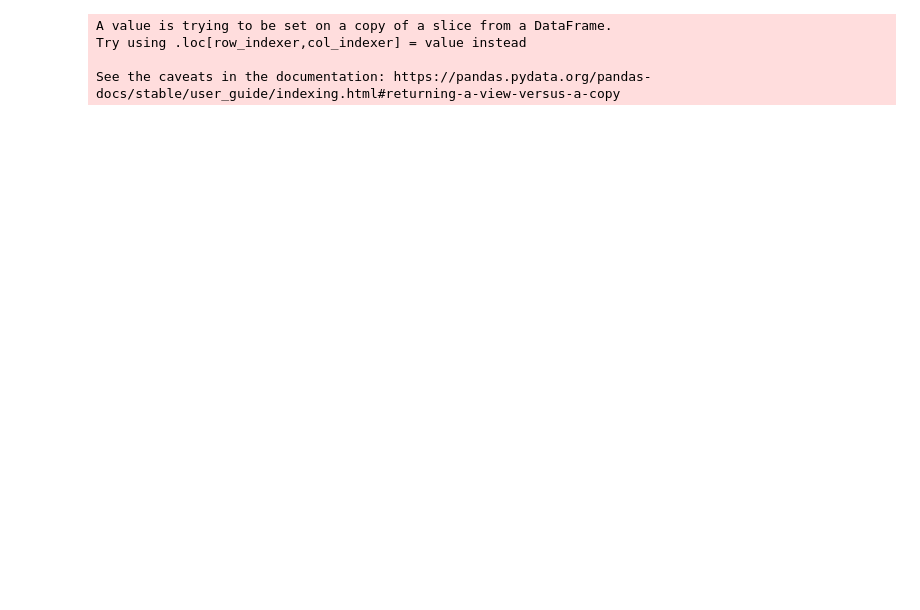
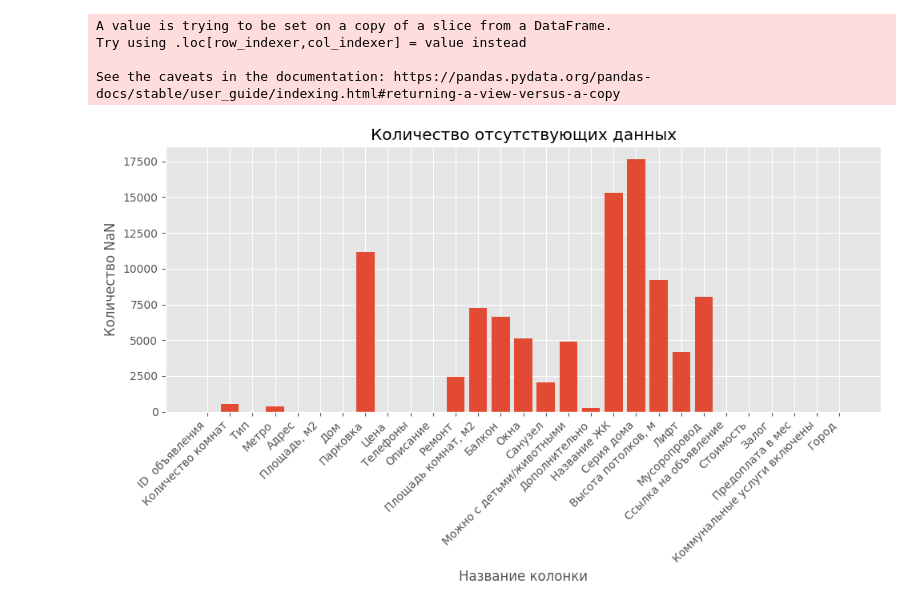
Before and after one commit to Irraris/real_project_bootcamp, a Jupyter notebook: data.ipynb, the cells around one changed output. Saved outputs shown, nothing was run; the diff lists cells and outputs as text; code cells hidden in the pictures; blank space fills up the shorter version.

```diff
--- a/data.ipynb
+++ b/data.ipynb
@@ -57,4 +93,4 @@ all_cities = real_cost
 # %%
-moscow = all_cities[all_cities['Город'] == 'Москва']
+moscow = all_cities[all_cities['Город'] == 'Москва'].copy()
 pattern = r"м.\s([^\n(]+)"
 moscow['Метро'] = moscow['Метро'].str.extract(pattern)
@@ -105,3 +115,17 @@ A value is trying to be set on a copy of a slice from a DataFrame.
 Try using .loc[row_indexer,col_indexer] = value instead
 
 See the caveats in the documentation: https://pandas.pydata.org/pandas-docs/stable/user_guide/indexing.html#returning-a-view-versus-a-copy
+# %%
+nan_counts = moscow.isna().sum()
+# %%
+plt.style.use('ggplot')
+
+plt.figure(figsize=(10, 6))
+plt.bar(nan_counts.index, nan_counts.values)
+plt.xlabel('Название колонки')
+plt.ylabel('Количество NaN')
+plt.title('Количество отсутствующих данных')
+plt.xticks(rotation=45, ha='right')
+plt.tight_layout()
+# %% [output]
+[figure, added]
```
Also changed, not shown: parts of 8 cells of this notebook, 1 other file.
